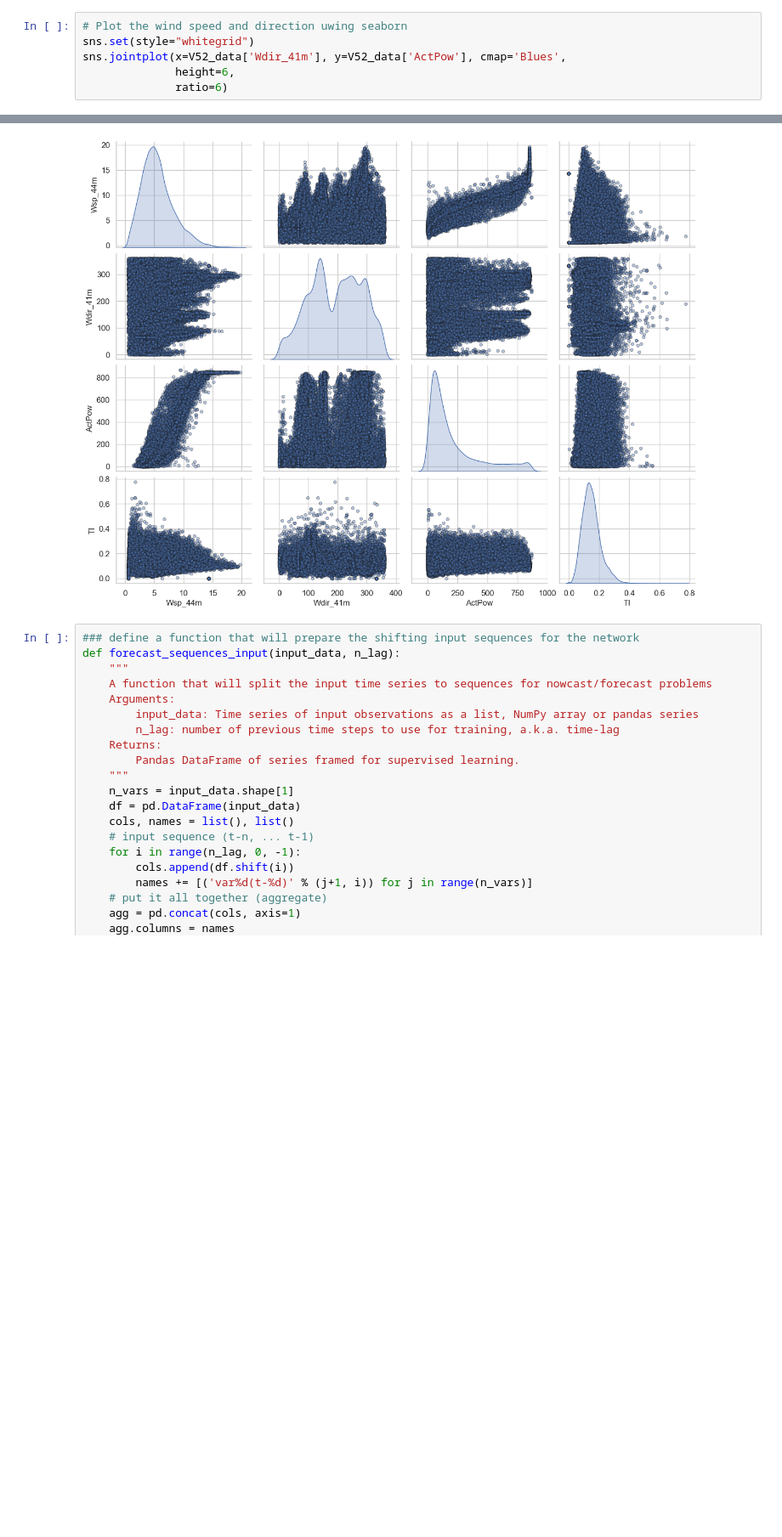
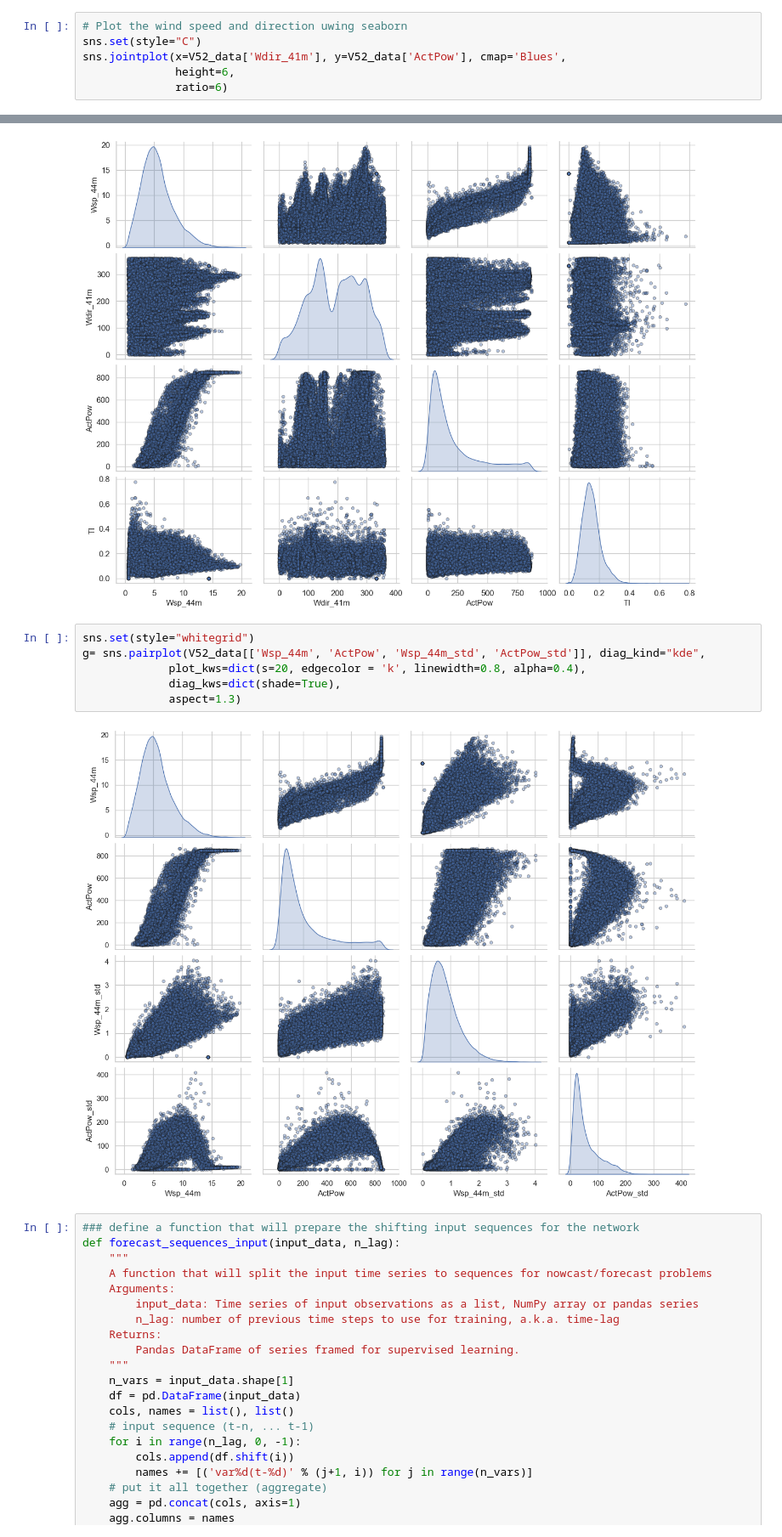
Before and after one commit to Brizzum/Final-project, a Jupyter notebook: Data_mangement.ipynb, the cells around one changed output, grey strips where cells are left out. Shown at 85% size. Saved outputs shown, nothing was run; the diff lists cells and outputs as text; blank space fills up the shorter version.

```diff
--- a/Data_mangement.ipynb
+++ b/Data_mangement.ipynb
@@ -193,7 +207,7 @@ No data for colormapping provided via 'c'. Parameters 'cmap' will be ignored
 [figure]
 # %%
 # Plot the wind speed and direction uwing seaborn
-sns.set(style="whitegrid")
+sns.set(style="C")
 sns.jointplot(x=V52_data['Wdir_41m'], y=V52_data['ActPow'], cmap='Blues',
               height=6,
               ratio=6)
@@ -213,6 +225,14 @@ g.tick_params(labelsize=12)
 # %% [output]
 <seaborn.axisgrid.PairGrid at 0x...>
 [figure]
+# %%
+sns.set(style="whitegrid")
+g= sns.pairplot(V52_data[['Wsp_44m', 'ActPow', 'Wsp_44m_std', 'ActPow_std']], diag_kind="kde",
+             plot_kws=dict(s=20, edgecolor = 'k', linewidth=0.8, alpha=0.4),
+             diag_kws=dict(shade=True),
+             aspect=1.3)
+# %% [output]
+[figure, added]
 # %%
 ### define a function that will prepare the shifting input sequences for the network
 def forecast_sequences_input(input_data, n_lag):
```
Also changed, not shown: parts of 11 cells of this notebook, 33 other files.
